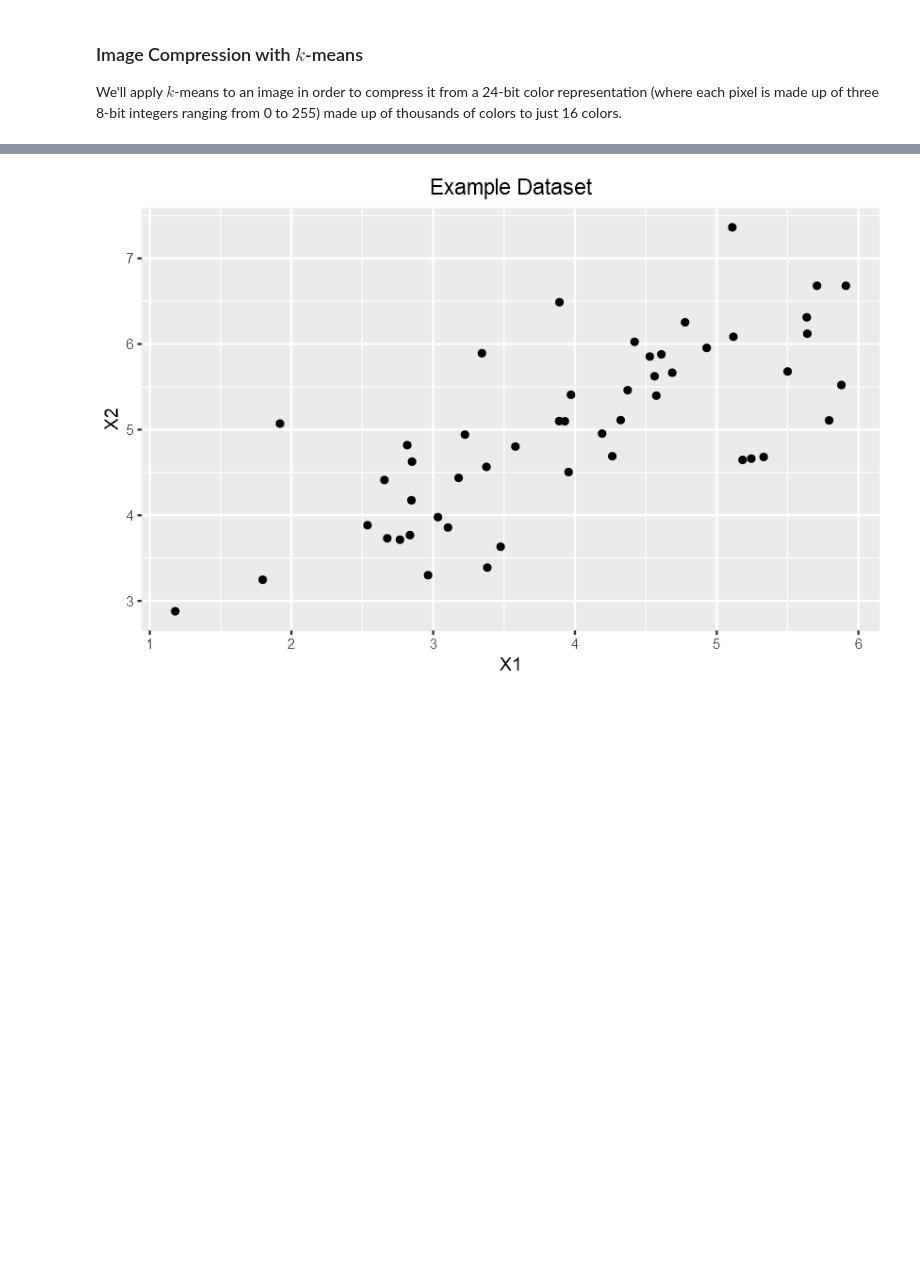
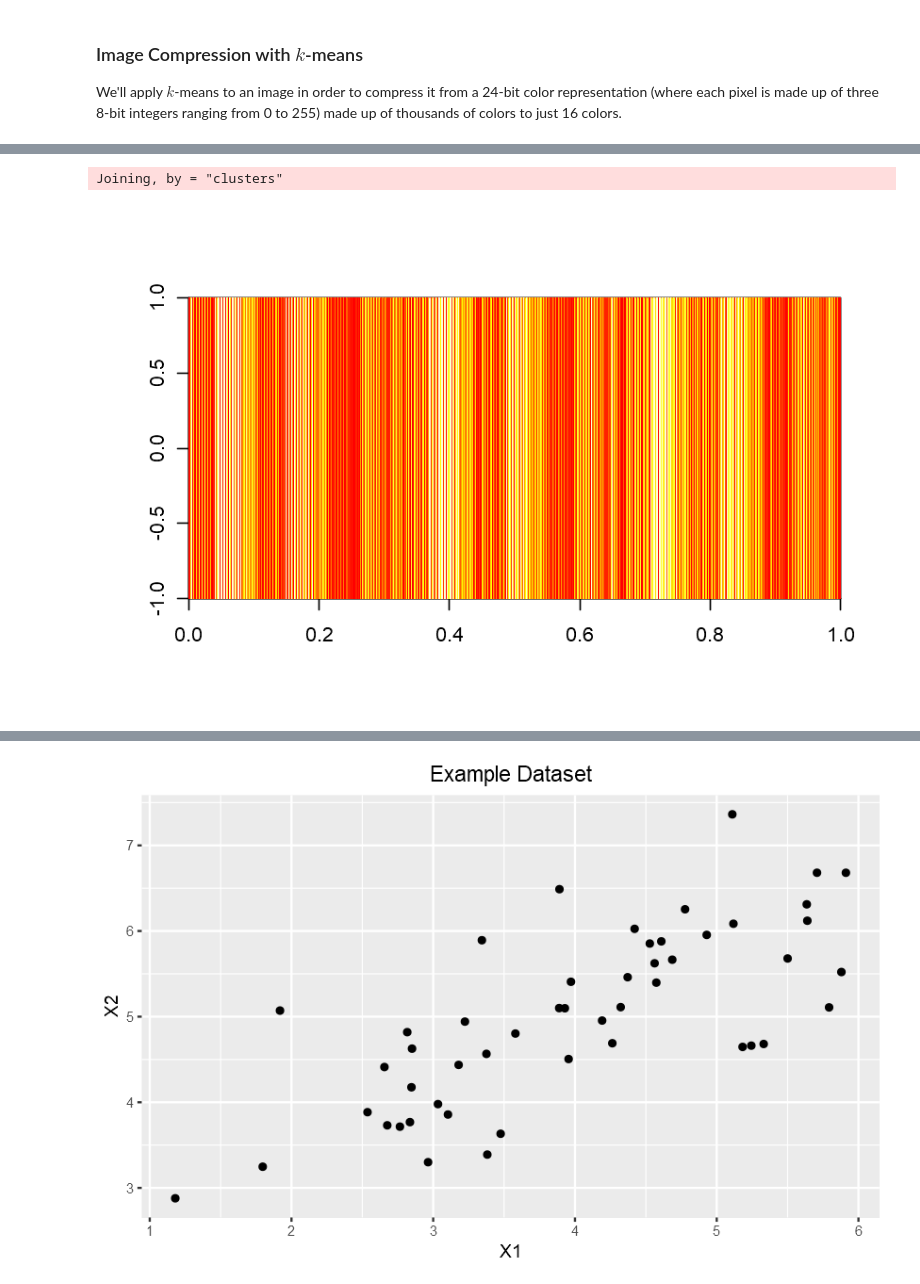
Before and after one commit to JeffMacaluso/Misc, a Jupyter notebook: MachineLearningMOOC/Ex7 R - k-means Clustering and Principal Component Analysis.ipynb, the cells around one changed output, grey strips where cells are left out. Drawn from its saved outputs; the diff is of its cells as text; code cells hidden in the pictures; blank space fills up the shorter version.

```diff
--- a/MachineLearningMOOC/Ex7 R - k-means Clustering and Principal Component Analysis.ipynb
+++ b/MachineLearningMOOC/Ex7 R - k-means Clustering and Principal Component Analysis.ipynb
@@ -208,3 +252,38 @@ We'll apply $k$-means to an image in order to compress it from a 24-bit color re
+# %%
+# Generating initial centroids for the 16 colors/clusters
+centroids <- initialize_centroids(X, clusters=16)
+
+iterations <- 10
+
+# Looping through iterations to find the centroids and assign clusters
+for (k in 1:iterations) {
+  clusters <- assign_centroid(X, centroids)
+  centroids <- compute_centroids(X, clusters)
+}
+
+# Assigning the training data to clusters using the final centroids
+clusters <- assign_centroid(X, centroids)
+
+
+# Assigning each pixel to the centroid of its cluster
+# This reduces it to 16 total clusters
+# Placing into data frames to do an inner join
+dfCentroids <- data.frame(centroids, clusters=1:dim(centroids)[1])
+dfImage <- data.frame(clusters)
+compressed_image <- inner_join(dfImage, dfCentroids)
+
+# Placing back into a matrix and removing the "clusters" column
+compressed_image <- as.matrix(compressed_image)[, -1]
+
+# Reshaping into a 128x128x3 matrix
+# TO-DO: FIX THS
+dim(compressed_image) <- c(128, 128, 3)
+
+# Plotting the compressed image
+image(matrix(compressed_image))
+# %% [output]
+Joining, by = "clusters"
+[figure, added]
 # %% [markdown]
 ---
 
```
Also changed, not shown: parts of 5 cells of this notebook.
